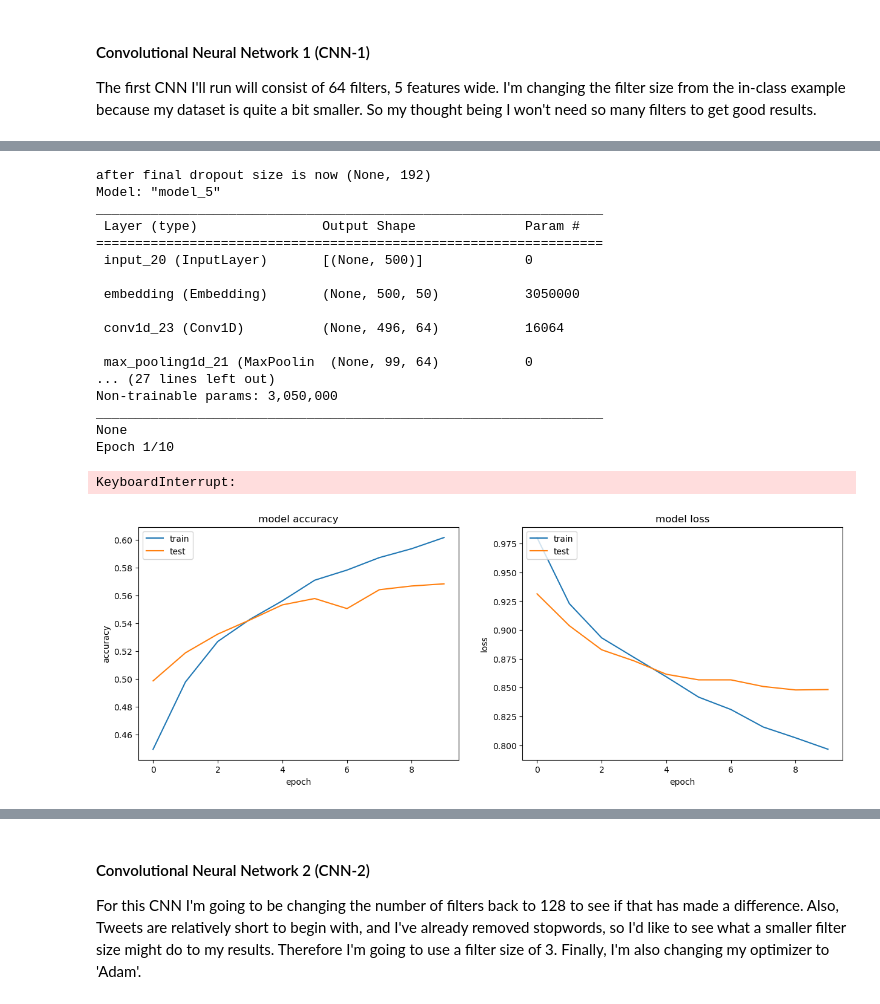
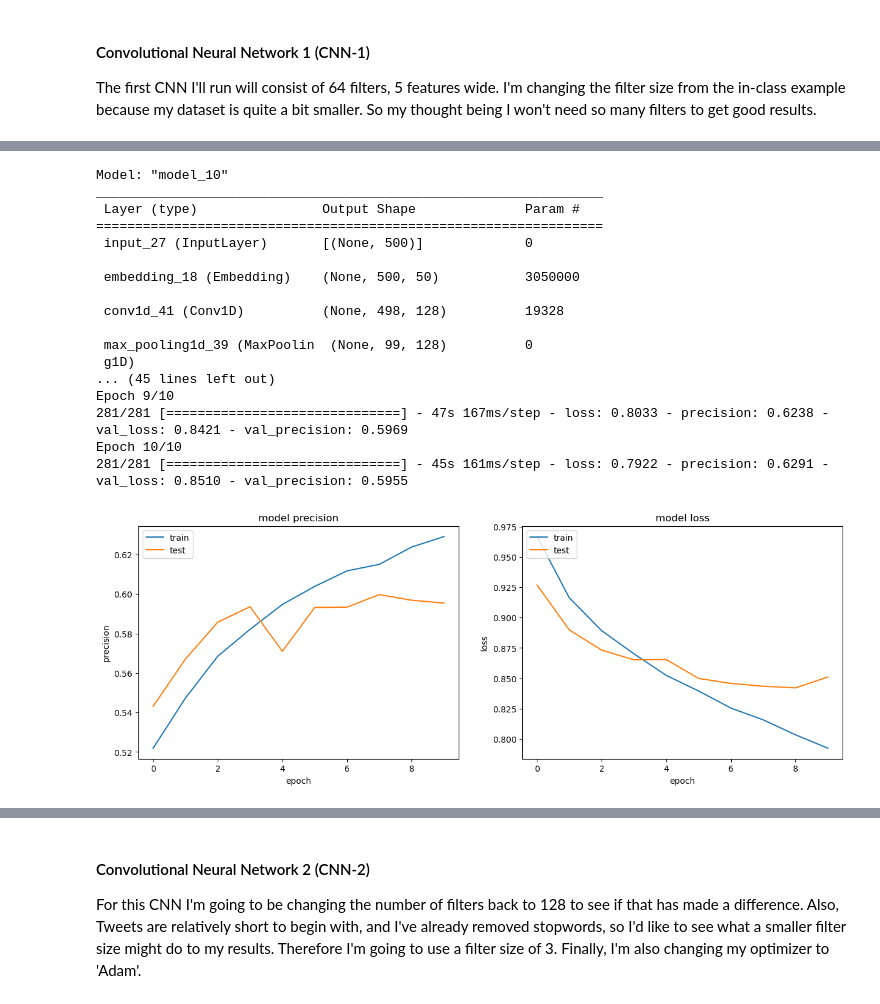
Before and after one commit to cphchip/cs7324_code, a Jupyter notebook: Lab 7/Henderson_48996654_Lab_7.ipynb, the cells around one changed output, grey strips where cells are left out. Drawn from its saved outputs; the diff is of its cells as text; code cells hidden in the pictures.

```diff
--- a/Lab 7/Henderson_48996654_Lab_7.ipynb
+++ b/Lab 7/Henderson_48996654_Lab_7.ipynb
@@ -480,6 +473,7 @@ after final dropout size is now (None, 192)
 # from tensorflow.keras.layers import Conv1D, MaxPooling1D, Flatten, Dense
 # from tensorflow.keras.layers import Dense, Input, Dropout
 # from tensorflow.keras.layers import Embedding
+from tensorflow.keras.metrics import Precision
 
 EMBED_SIZE = 50  # same size as loaded from GLOVE
 NUM_CLASSES = 3
@@ -514,68 +508,67 @@ x = Dense(64, activation='relu',
 preds = Dense(NUM_CLASSES, activation='softmax',
               kernel_initializer='glorot_uniform')(x)
 
-model = Model(sequence_input, preds)
+model_cnn_1 = Model(sequence_input, preds)
 
 # if representing as OHE, use categorical_crossentropy
 # if representing the class as an integer, use sparse_categorical_crossentropy
-model.compile(loss='categorical_crossentropy',
+model_cnn_1.compile(loss='categorical_crossentropy',
               optimizer='rmsprop',
-              metrics=['acc'])
+              metrics=['Precision'])
 
 print(model.summary())
 
-histories = []
-tmp = model.fit(X_train, y_train_ohe, validation_data=(X_test, y_test_ohe),
+cnn1_histories = []
+tmp = model_cnn_1.fit(X_train, y_train_ohe, validation_data=(X_test, y_test_ohe),
           epochs=10, batch_size=128)
-histories.append(tmp)
+cnn1_histories.append(tmp)
 # %% [output]
-after final dropout size is now (None, 192)
-Model: "model_5"
+Model: "model_10"
 _________________________________________________________________
  Layer (type)                Output Shape              Param #
 =================================================================
- input_20 (InputLayer)       [(None, 500)]             0
+ input_27 (InputLayer)       [(None, 500)]             0
 
- embedding (Embedding)       (None, 500, 50)           3050000
+ embedding_18 (Embedding)    (None, 500, 50)           3050000
 
- conv1d_23 (Conv1D)          (None, 496, 64)           16064
+ conv1d_41 (Conv1D)          (None, 498, 128)          19328
 
- max_pooling1d_21 (MaxPoolin  (None, 99, 64)           0
-... (27 lines left out)
-Non-trainable params: 3,050,000
-_________________________________________________________________
-None
-Epoch 1/10
+ max_pooling1d_39 (MaxPoolin  (None, 99, 128)          0
+ g1D)
+... (45 lines left out)
+Epoch 9/10
+281/281 [==============================] - 47s 167ms/step - loss: 0.8033 - precision: 0.6238 - val_loss: 0.8421 - val_precision: 0.5969
+Epoch 10/10
+281/281 [==============================] - 45s 161ms/step - loss: 0.7922 - precision: 0.6291 - val_loss: 0.8510 - val_precision: 0.5955
-KeyboardInterrupt:
 # %%
 
 # from sklearn import metrics as mt
 # from matplotlib import pyplot as plt
 %matplotlib inline
 
 # combine all the history from training together
 combined = dict()
-for key in ['acc','val_acc','loss','val_loss']:
-    combined[key] = np.hstack([x.history[key] for x in histories])
+for key in ['precision','val_precision','loss','val_loss']:
+    combined[key] = np.hstack([x.history[key] for x in cnn1_histories])
 
-# summarize history for accuracy
+# summarize history for precision
 plt.figure(figsize=(15,5))
 plt.subplot(121)
-plt.plot(combined['acc'])
-plt.plot(combined['val_acc'])
-plt.title('model accuracy')
-plt.ylabel('accuracy')
+plt.plot(combined['precision'])
+plt.plot(combined['val_precision'])
+plt.title('model precision')
+plt.ylabel('precision')
 plt.xlabel('epoch')
 plt.legend(['train', 'test'], loc='upper left')
 
 # summarize history for loss
 plt.subplot(122)
 plt.plot(combined['loss'])
 plt.plot(combined['val_loss'])
 plt.title('model loss')
 plt.ylabel('loss')
 plt.xlabel('epoch')
 plt.legend(['train', 'test'], loc='upper left')
 plt.show()
 # %% [output]
-[figure, old version]
+[figure, new version]
```
Also changed, not shown: parts of 22 cells of this notebook.
